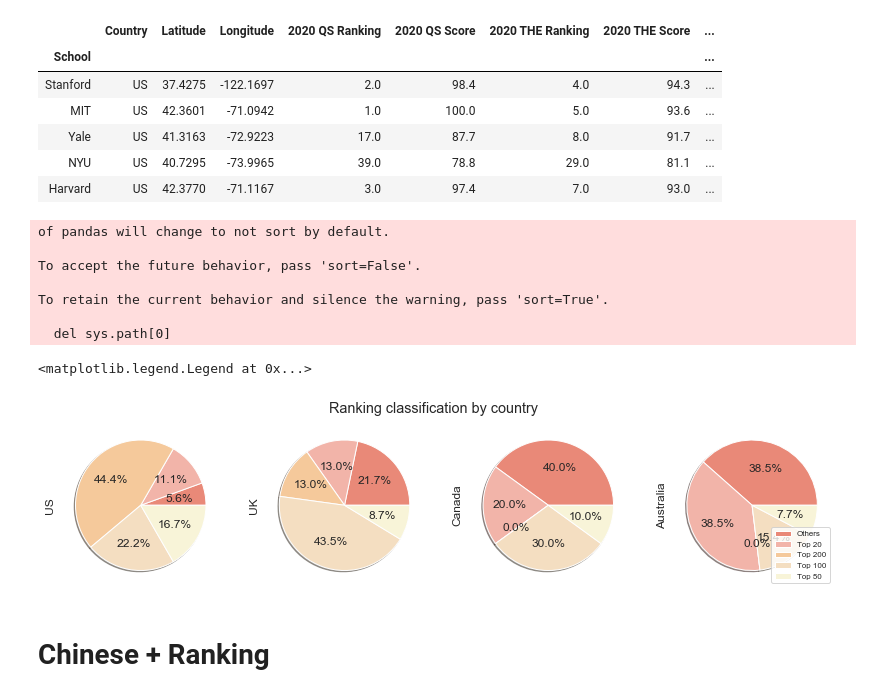
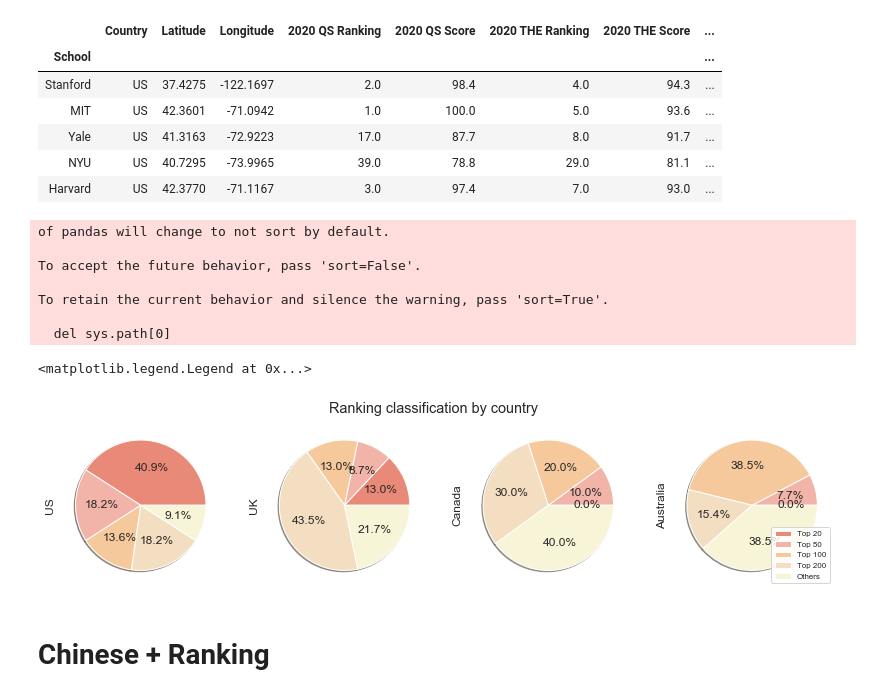
Before and after one commit to AndyYFTao/EA-CLTP-DataAnalysis, a Jupyter notebook: CLTP Guidance Program Data Analysis.ipynb, the cells around one changed output. Cells and saved outputs as stored; diff of their text form; code cells hidden in the pictures.

```diff
--- a/CLTP Guidance Program Data Analysis.ipynb
+++ b/CLTP Guidance Program Data Analysis.ipynb
@@ -360,36 +360,38 @@ categories = ranking['Ranking class'].unique()
 country_list = ['US', 'UK', 'Canada', 'Australia']
 
 df = pd.DataFrame()
 
 for id, country in enumerate(country_list):
 
   temp_ranking = ranking[ranking['Country']==country]
 
   temp = temp_ranking['Ranking class'].value_counts().rename(country)
 
   df = pd.concat([df, temp], axis=1)
 
 colors = ['#E98978', '#F2B4A9', '#F5C99B', '#F4DEC1', '#F8F4D8']
 
+df = df.reindex(index = ['Top 20','Top 50','Top 100','Top 200','Others'])
+
 g = df.plot.pie(subplots=True, labels=None, legend=None,
                 figsize=(14, 3), shadow=True, autopct='%1.1f%%',
                 title="Ranking classification by country",
                 colors = colors)
 
 # reorder legend
 idx = df.index
-re_idx = [idx[0], idx[2], idx[3], idx[1], idx[4]]
-plt.legend(re_idx, loc='lower right', fontsize=8)
+# re_idx = [idx[2], idx[4], idx[1], idx[3], idx[0]]
+plt.legend(idx, loc='lower right', fontsize=8)
 # %% [output]
 of pandas will change to not sort by default.
 
 To accept the future behavior, pass 'sort=False'.
 
 To retain the current behavior and silence the warning, pass 'sort=True'.
 
   del sys.path[0]
 <matplotlib.legend.Legend at 0x...>
-[figure, old version]
+[figure, new version]
 # %% [markdown]
 # Chinese + Ranking
 # %% [markdown]
```
Also changed, not shown: parts of 12 cells of this notebook, 1 other file.
